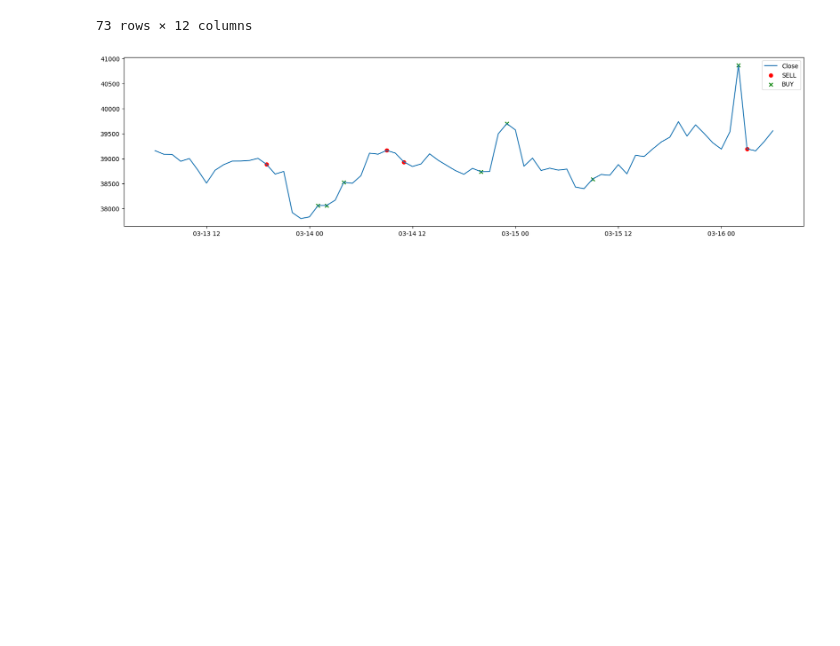
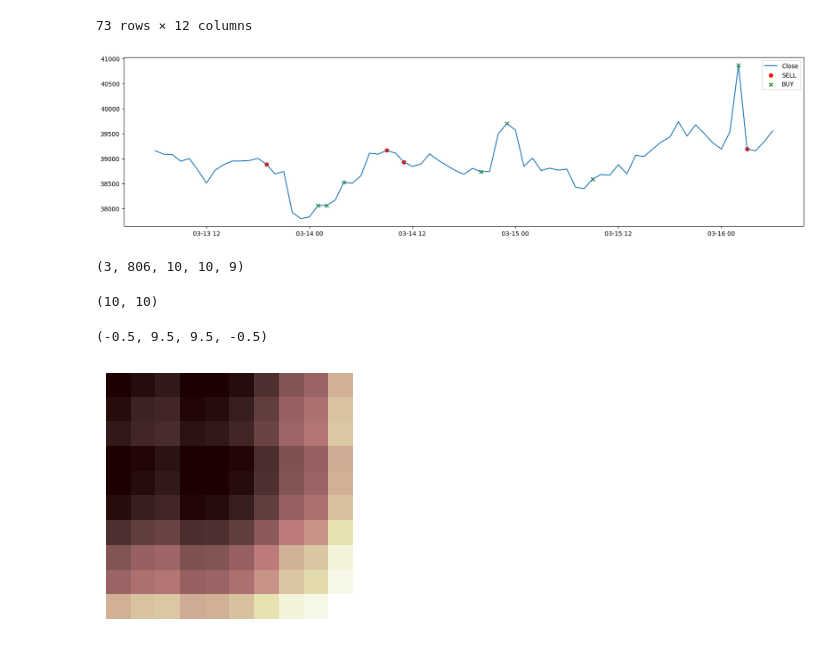
Before and after one commit to sharonwu827/Automated-trading, a Jupyter notebook: CryptoPatternDetection/GAF-CNN-v1/Playground.ipynb, the cells around one changed output. Cells and saved outputs as stored; diff of their text form; code cells hidden in the pictures; blank space fills up the shorter version.

```diff
--- a/CryptoPatternDetection/GAF-CNN-v1/Playground.ipynb
+++ b/CryptoPatternDetection/GAF-CNN-v1/Playground.ipynb
@@ -461,3 +461,29 @@ plt.legend()
 plt.show()
 # %% [output]
 [figure]
+# %%
+import pickle
+import pandas as pd
+import numpy as np
+import matplotlib.pyplot as plt
+plt.style.use('default')
+# %%
+with open('./gasf_arr/gasf_arr_5COIN3C1_USD', mode='rb') as f:
+    a = pickle.load(f)
+    print(a.shape)
+# %% [output]
+(3, 806, 10, 10, 9)
+# %%
+a[1,1,:,:,1].shape
+# %% [output]
+(10, 10)
+# %%
+fig = plt.figure(figsize=(6, 3.2))
+ax = fig.add_subplot(111)
+plt.imshow(a[1,1,:,:,1])
+ax.set_aspect('equal')
+plt.set_cmap('pink')
+plt.axis('off')
+# %% [output]
+(-0.5, 9.5, 9.5, -0.5)
+[figure, added]
```
Also changed, not shown: 1 other file.
